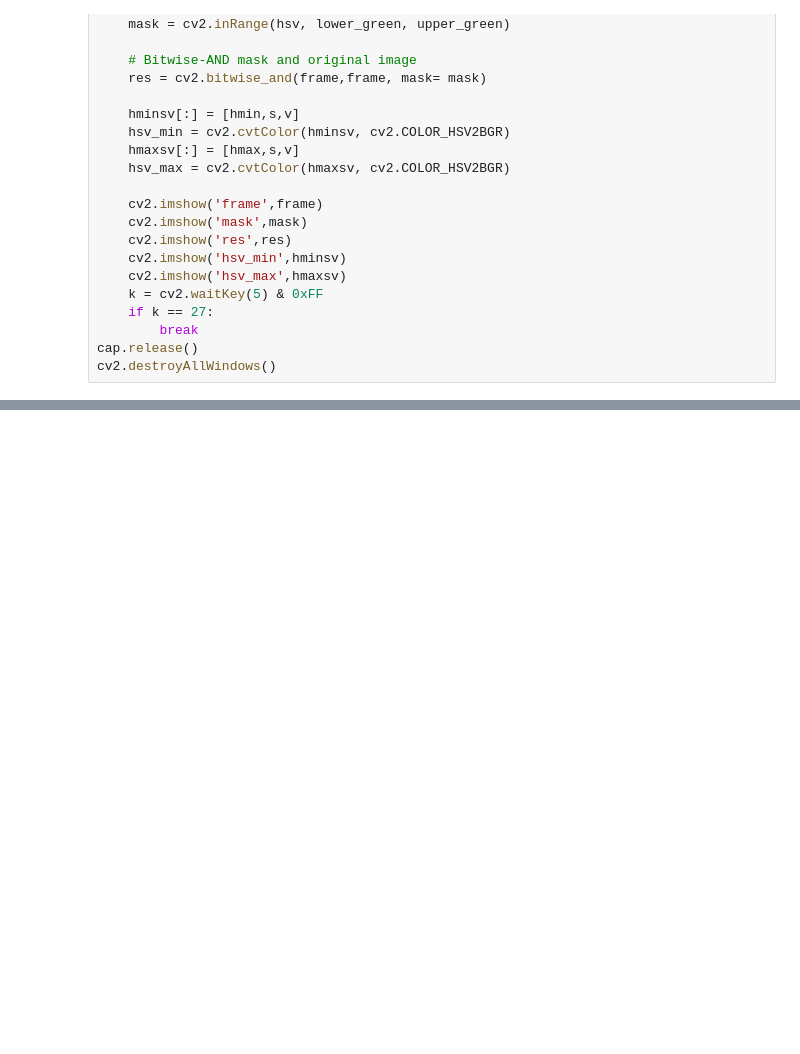
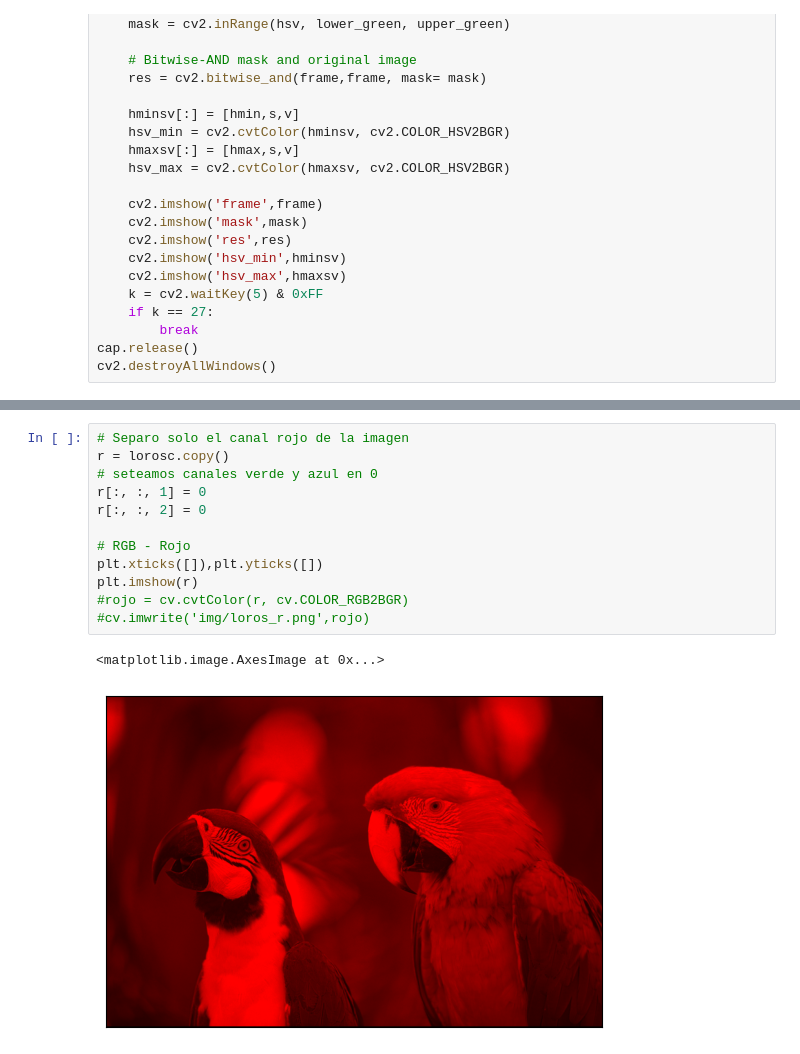
Before and after one commit to enriquezmartin/pes-utn-fra, a Jupyter notebook: python-notebooks/5-opencv/5-Colour-spaces.ipynb, the cells around one changed output, grey strips where cells are left out. Drawn from its saved outputs; the diff is of its cells as text; blank space fills up the shorter version.

```diff
--- a/python-notebooks/5-opencv/5-Colour-spaces.ipynb
+++ b/python-notebooks/5-opencv/5-Colour-spaces.ipynb
@@ -113,0 +115,15 @@ NameError: name 'imagen' is not defined
+# %%
+# Separo solo el canal rojo de la imagen
+r = lorosc.copy()
+# seteamos canales verde y azul en 0
+r[:, :, 1] = 0
+r[:, :, 2] = 0
+
+# RGB - Rojo
+plt.xticks([]),plt.yticks([])
+plt.imshow(r)
+#rojo = cv.cvtColor(r, cv.COLOR_RGB2BGR)
+#cv.imwrite('img/loros_r.png',rojo)
+# %% [output]
+<matplotlib.image.AxesImage at 0x...>
+[figure, added]
```
Also changed, not shown: parts of 3 cells of this notebook, 4 other files.
